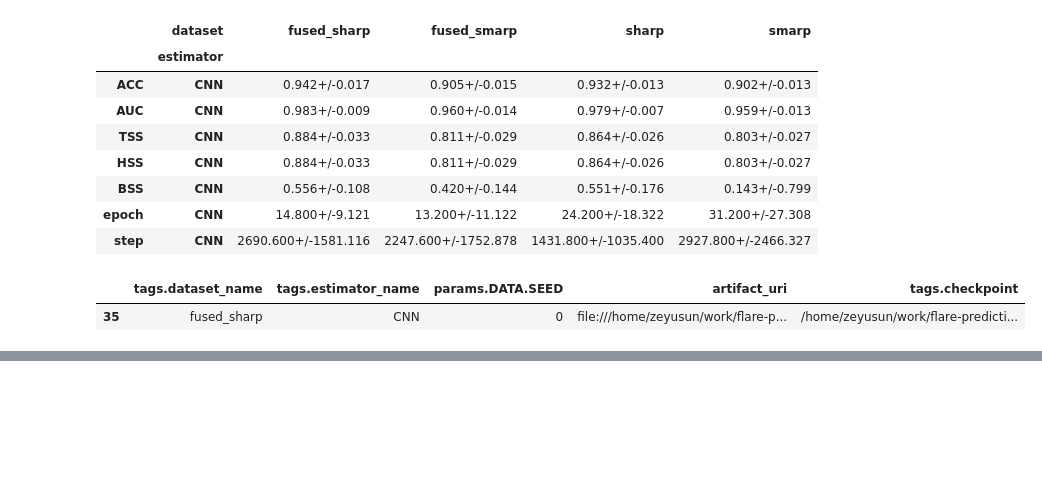
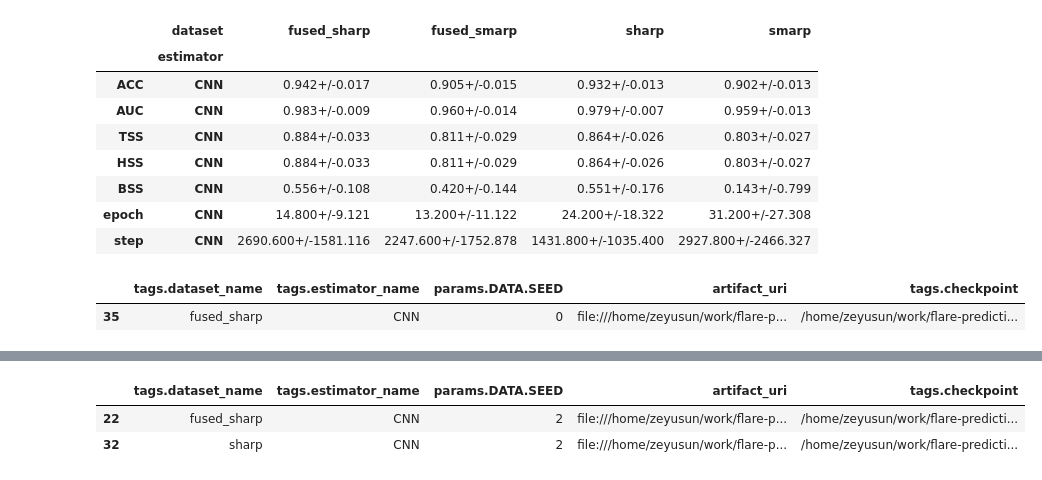
Before and after one commit to ZeyuSun/flare-prediction-smarp, a Jupyter notebook: notebooks/mlflow_results.ipynb, the cells around one changed output, grey strips where cells are left out. Cells and saved outputs as stored; diff of their text form; code cells hidden in the pictures; blank space fills up the shorter version.

```diff
--- a/notebooks/mlflow_results.ipynb
+++ b/notebooks/mlflow_results.ipynb
@@ -1221,0 +1266,16 @@ dirs_combined = ','.join([dirs, dirs_new])
+# %%
+mask = (
+    (runs_raw['params.DATA.SEED'] == '2') &
+    (runs_raw['tags.dataset_name'].isin(['sharp', 'fused_sharp'])) &
+    (runs_raw['tags.estimator_name'].isin(['CNN'])) #, 'LSTM'
+    #runs_raw['artifact_uri'].str.contains('ce3844') # one particularly bad learning curve observed in tensorboard
+    #[10] # this is the worst in all runs
+)
+runs_raw.loc[
+    mask,
+    ['tags.dataset_name', 'tags.estimator_name', 'params.DATA.SEED', 'artifact_uri', 'tags.checkpoint']
+]
+# %% [output]
+|  | tags.dataset_name | tags.estimator_name | params.DATA.SEED | artifact_uri | tags.checkpoint |
+| 22 | fused_sharp | CNN | 2 | file:///home/zeyusun/work/flare-p... | /home/zeyusun/work/flare-predicti... |
+| 32 | sharp | CNN | 2 | file:///home/zeyusun/work/flare-p... | /home/zeyusun/work/flare-predicti... |
```
Also changed, not shown: parts of 3 cells of this notebook.
